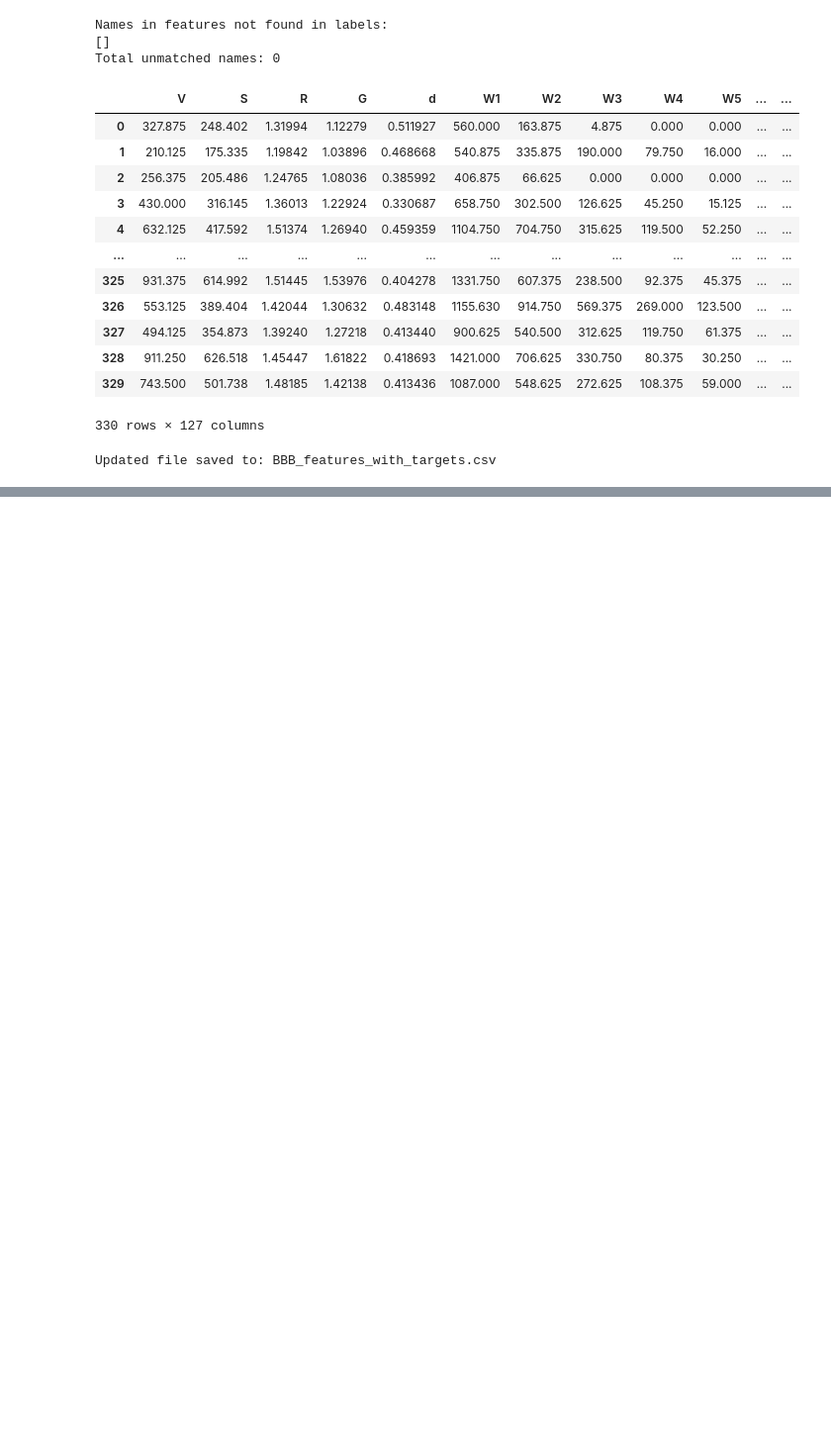
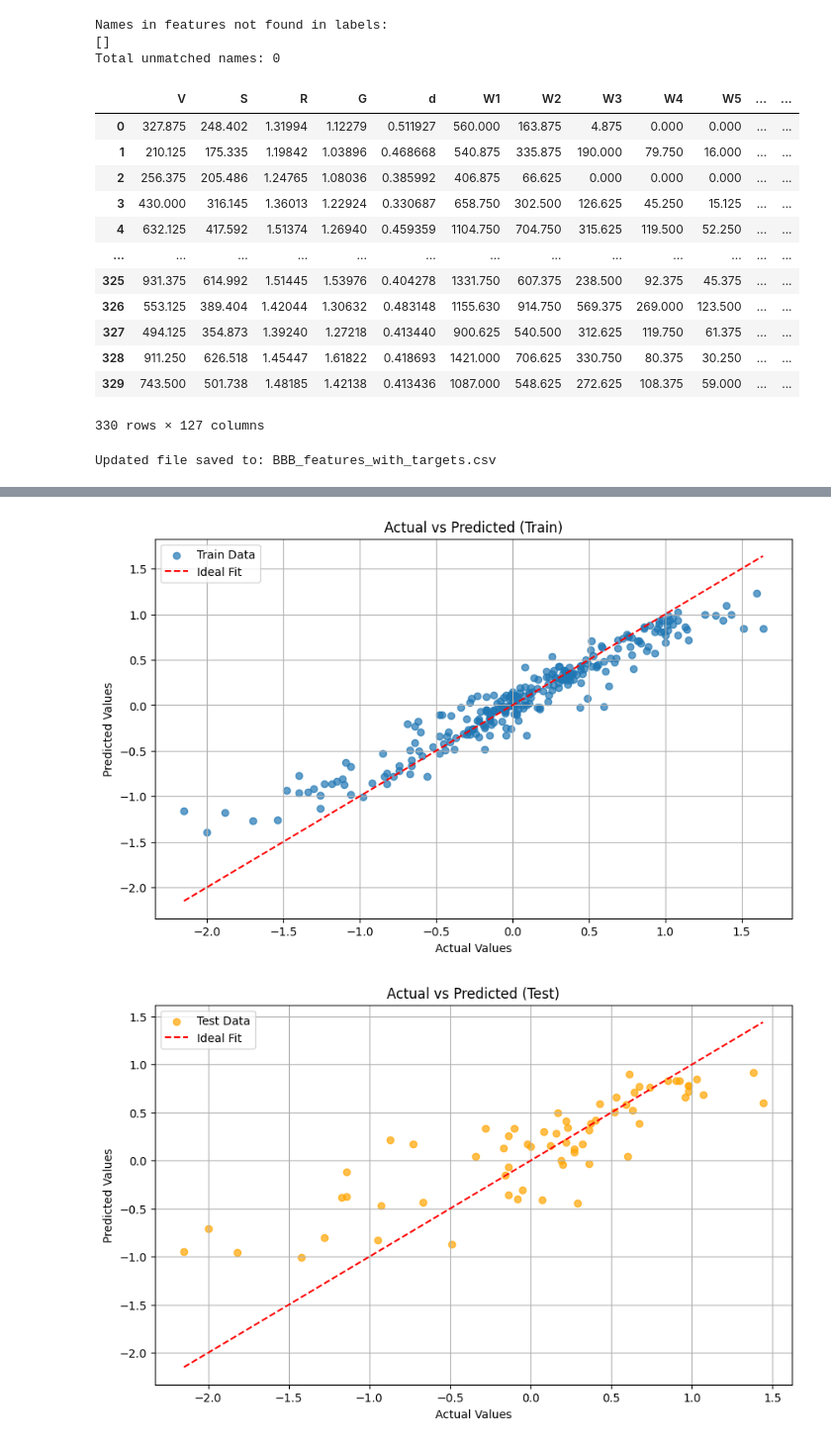
Before and after one commit to Dadoyen2/RF-classification_ANN_RF_regression-_for-_BBB-permeation, a Jupyter notebook: RF_regression_in_progress.ipynb, the cells around one changed output, grey strips where cells are left out. Shown: that part at 99% size. Saved outputs shown, nothing was run; the diff lists cells and outputs as text; code cells hidden in the pictures; blank space fills up the shorter version.

```diff
--- a/RF_regression_in_progress.ipynb
+++ b/RF_regression_in_progress.ipynb
@@ -205,0 +599,52 @@ ValueError: Length of values (331) does not match length of index (330)
+# %%
+import matplotlib.pyplot as plt
+import numpy as np
+
+# Plot Actual vs. Predicted for Training Data
+plt.figure(figsize=(10, 6))
+plt.scatter(y_train, y_train_pred, alpha=0.7, label='Train Data')
+plt.plot([min(y_train), max(y_train)], [min(y_train), max(y_train)], color='red', linestyle='--', label='Ideal Fit')
+plt.title('Actual vs Predicted (Train)')
+plt.xlabel('Actual Values')
+plt.ylabel('Predicted Values')
+plt.legend()
+plt.grid()
+plt.show()
+
+# Plot Actual vs. Predicted for Test Data
+plt.figure(figsize=(10, 6))
+plt.scatter(y_test, y_test_pred, alpha=0.7, color='orange', label='Test Data')
+plt.plot([min(y_test), max(y_test)], [min(y_test), max(y_test)], color='red', linestyle='--', label='Ideal Fit')
+plt.title('Actual vs Predicted (Test)')
+plt.xlabel('Actual Values')
+plt.ylabel('Predicted Values')
+plt.legend()
+plt.grid()
+plt.show()
+
+# Plot Residuals (Errors) for Training Data
+train_errors = y_train - y_train_pred
+plt.figure(figsize=(10, 6))
+plt.scatter(y_train, train_errors, alpha=0.7, label='Train Residuals')
+plt.axhline(0, color='red', linestyle='--', label='Zero Error Line')
+plt.title('Residuals (Train)')
+plt.xlabel('Actual Values')
+plt.ylabel('Residuals (Errors)')
+plt.legend()
+plt.grid()
+plt.show()
+
+# Plot Residuals (Errors) for Test Data
+test_errors = y_test - y_test_pred
+plt.figure(figsize=(10, 6))
+plt.scatter(y_test, test_errors, alpha=0.7, color='orange', label='Test Residuals')
+plt.axhline(0, color='red', linestyle='--', label='Zero Error Line')
+plt.title('Residuals (Test)')
+plt.xlabel('Actual Values')
+plt.ylabel('Residuals (Errors)')
+plt.legend()
+plt.grid()
+plt.show()
+# %% [output]
+[figure, added]
+[figure, added]
```
Also changed, not shown: parts of 19 cells of this notebook.
